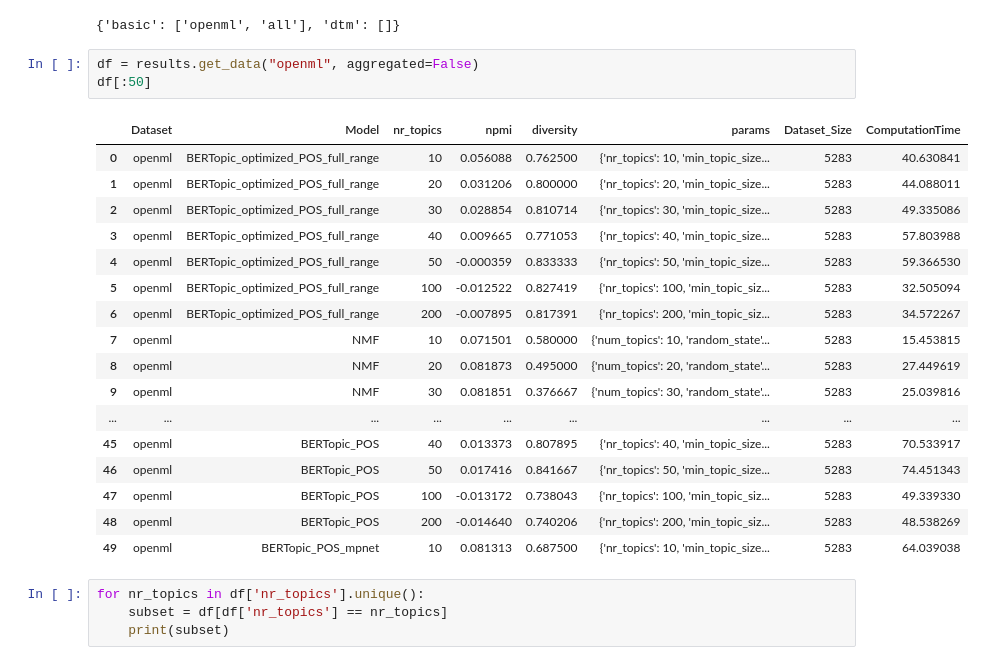
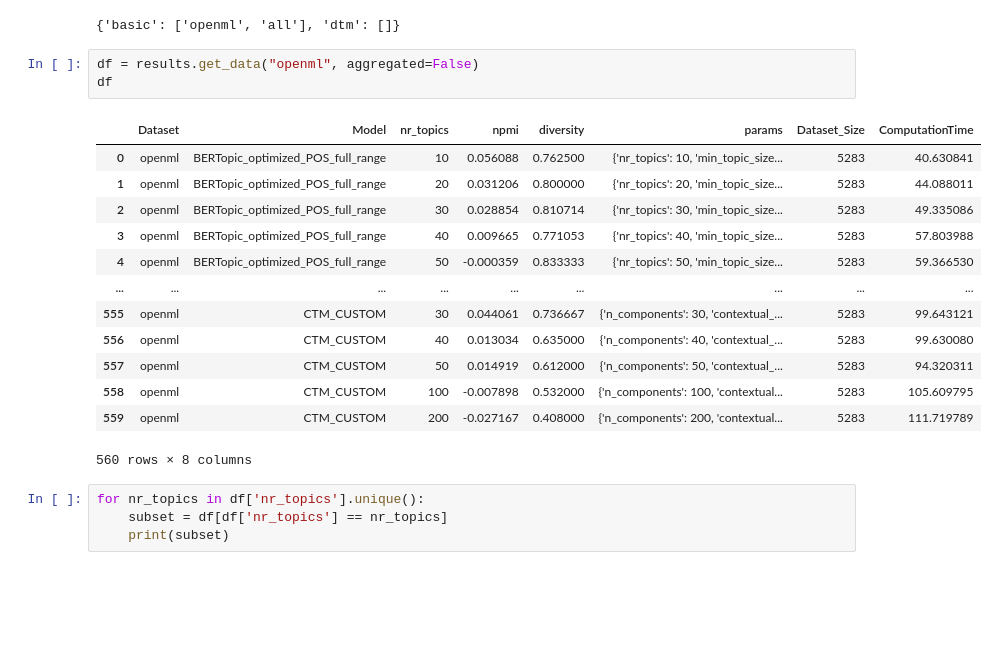
Before and after one commit to ivangermanov/openml-tags, a Jupyter notebook: notebooks/evaluation/results.ipynb, the cells around one changed output. Drawn from its saved outputs; the diff is of its cells as text; blank space fills up the shorter version.

```diff
--- a/notebooks/evaluation/results.ipynb
+++ b/notebooks/evaluation/results.ipynb
@@ -35,25 +35,21 @@ results = Results("./results", combine_models=True); results.get_keys()
 {'basic': ['openml', 'all'], 'dtm': []}
 # %%
 df = results.get_data("openml", aggregated=False)
-df[:50]
+df
 # %% [output]
 |  | Dataset | Model | nr_topics | npmi | diversity | params | Dataset_Size | ComputationTime |
 | 0 | openml | BERTopic_optimized_POS_full_range | 10 | 0.056088 | 0.762500 | {'nr_topics': 10, 'min_topic_size... | 5283 | 40.630841 |
 | 1 | openml | BERTopic_optimized_POS_full_range | 20 | 0.031206 | 0.800000 | {'nr_topics': 20, 'min_topic_size... | 5283 | 44.088011 |
 | 2 | openml | BERTopic_optimized_POS_full_range | 30 | 0.028854 | 0.810714 | {'nr_topics': 30, 'min_topic_size... | 5283 | 49.335086 |
 | 3 | openml | BERTopic_optimized_POS_full_range | 40 | 0.009665 | 0.771053 | {'nr_topics': 40, 'min_topic_size... | 5283 | 57.803988 |
 | 4 | openml | BERTopic_optimized_POS_full_range | 50 | -0.000359 | 0.833333 | {'nr_topics': 50, 'min_topic_size... | 5283 | 59.366530 |
-| 5 | openml | BERTopic_optimized_POS_full_range | 100 | -0.012522 | 0.827419 | {'nr_topics': 100, 'min_topic_siz... | 5283 | 32.505094 |
-| 6 | openml | BERTopic_optimized_POS_full_range | 200 | -0.007895 | 0.817391 | {'nr_topics': 200, 'min_topic_siz... | 5283 | 34.572267 |
-| 7 | openml | NMF | 10 | 0.071501 | 0.580000 | {'num_topics': 10, 'random_state'... | 5283 | 15.453815 |
-| 8 | openml | NMF | 20 | 0.081873 | 0.495000 | {'num_topics': 20, 'random_state'... | 5283 | 27.449619 |
-| 9 | openml | NMF | 30 | 0.081851 | 0.376667 | {'num_topics': 30, 'random_state'... | 5283 | 25.039816 |
 | ... | ... | ... | ... | ... | ... | ... | ... | ... |
-| 45 | openml | BERTopic_POS | 40 | 0.013373 | 0.807895 | {'nr_topics': 40, 'min_topic_size... | 5283 | 70.533917 |
-| 46 | openml | BERTopic_POS | 50 | 0.017416 | 0.841667 | {'nr_topics': 50, 'min_topic_size... | 5283 | 74.451343 |
-| 47 | openml | BERTopic_POS | 100 | -0.013172 | 0.738043 | {'nr_topics': 100, 'min_topic_siz... | 5283 | 49.339330 |
-| 48 | openml | BERTopic_POS | 200 | -0.014640 | 0.740206 | {'nr_topics': 200, 'min_topic_siz... | 5283 | 48.538269 |
-| 49 | openml | BERTopic_POS_mpnet | 10 | 0.081313 | 0.687500 | {'nr_topics': 10, 'min_topic_size... | 5283 | 64.039038 |
+| 555 | openml | CTM_CUSTOM | 30 | 0.044061 | 0.736667 | {'n_components': 30, 'contextual_... | 5283 | 99.643121 |
+| 556 | openml | CTM_CUSTOM | 40 | 0.013034 | 0.635000 | {'n_components': 40, 'contextual_... | 5283 | 99.630080 |
+| 557 | openml | CTM_CUSTOM | 50 | 0.014919 | 0.612000 | {'n_components': 50, 'contextual_... | 5283 | 94.320311 |
+| 558 | openml | CTM_CUSTOM | 100 | -0.007898 | 0.532000 | {'n_components': 100, 'contextual... | 5283 | 105.609795 |
+| 559 | openml | CTM_CUSTOM | 200 | -0.027167 | 0.408000 | {'n_components': 200, 'contextual... | 5283 | 111.719789 |
+560 rows × 8 columns
 # %%
 for nr_topics in df['nr_topics'].unique():
     subset = df[df['nr_topics'] == nr_topics]
```
Also changed, not shown: parts of 16 cells of this notebook, 31 other files.
